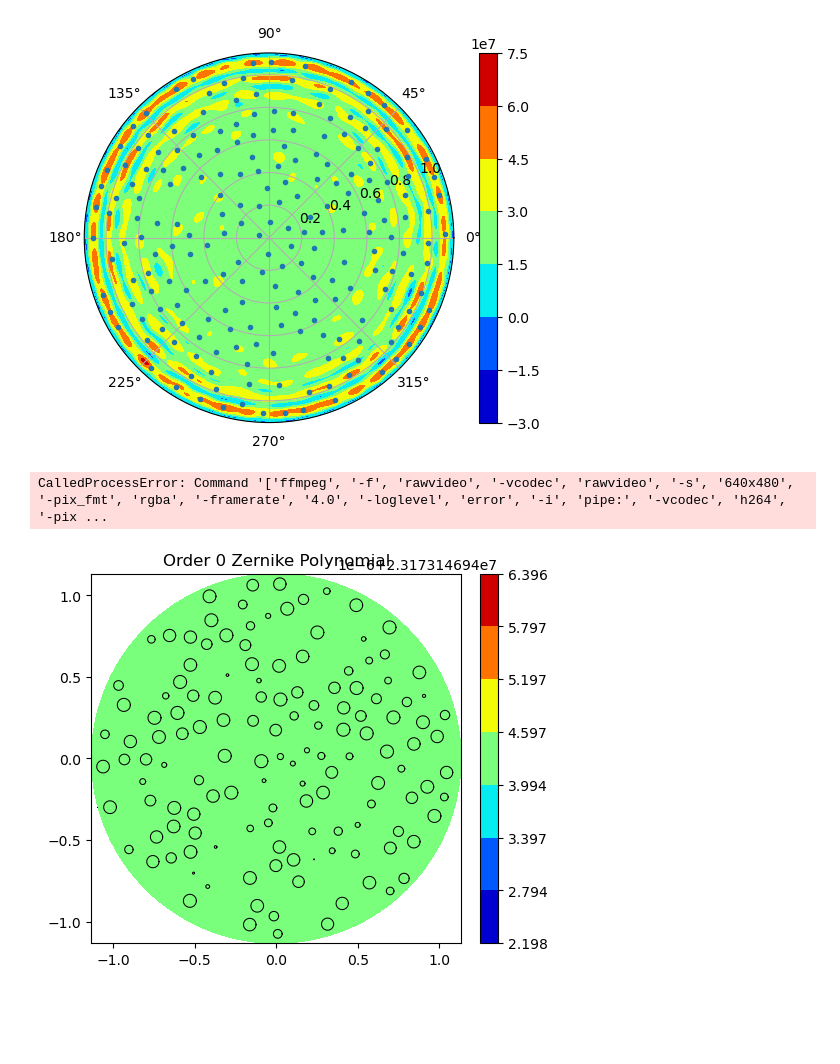
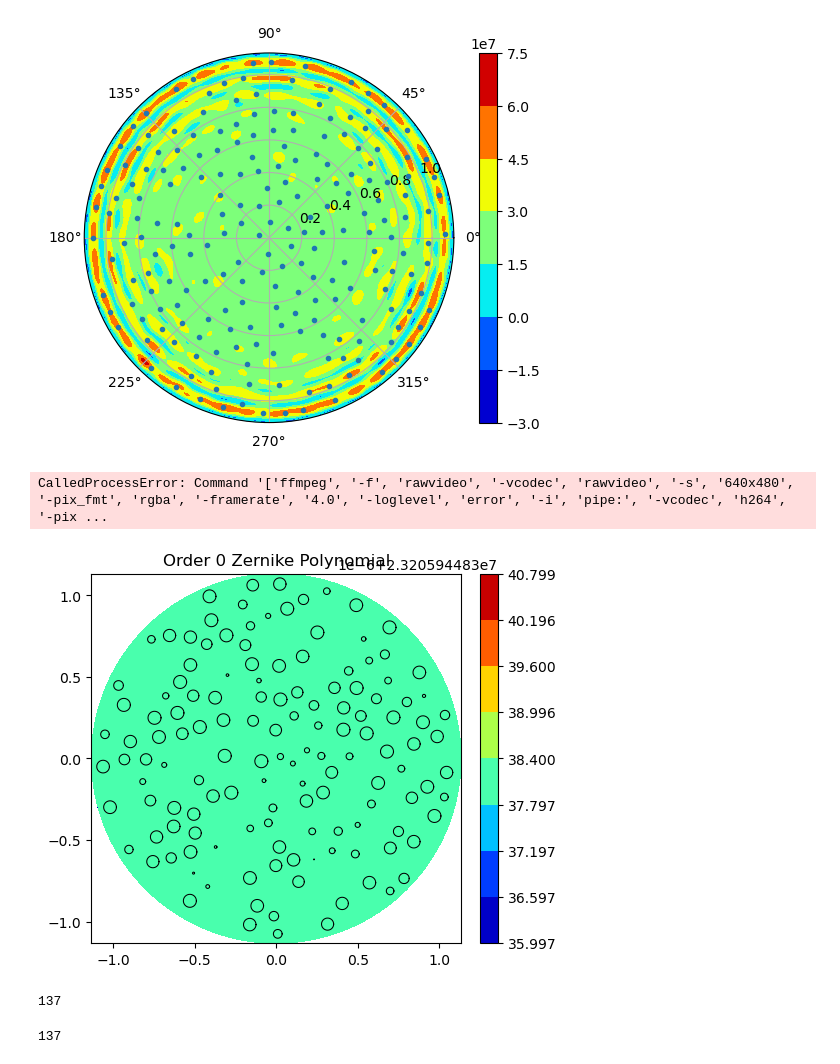
Before and after one commit to nglaser3/OpenMC_FETs, a Jupyter notebook: TRISO_Model/TRISO_compact.ipynb, the cells around one changed output. Saved outputs shown, nothing was run; the diff lists cells and outputs as text; code cells hidden in the pictures; blank space fills up the shorter version.

Commit message:
changing to fission rate from kappa-fission, convergence to non-triso persists despite having one layer of triso

```diff
--- a/TRISO_Model/TRISO_compact.ipynb
+++ b/TRISO_Model/TRISO_compact.ipynb
@@ -106,10 +106,10 @@ TRISO.settings.source = openmc.IndependentSource(space=openmc.stats.Box(
     [-compact_radius, -compact_radius, -compact_height], [compact_radius, compact_radius, compact_height],only_fissionable=True))
 TRISO.settings.batches = 400
 TRISO.settings.inactive = 200
-TRISO.settings.particles = 10000
+TRISO.settings.particles = 100000
 
 flux_tally_zernike = openmc.Tally()
-flux_tally_zernike.scores = ['kappa-fission']
+flux_tally_zernike.scores = ['fission']
 zernike_filter = openmc.ZernikeFilter(order=150, x=0.0, y=0.0, r=compact_radius)
 flux_tally_zernike.filters = [zernike_filter]
 TRISO.tallies = openmc.Tallies([flux_tally_zernike])
@@ -117,7 +117,7 @@ TRISO.tallies = openmc.Tallies([flux_tally_zernike])
 TRISO.export_to_xml()
 # %%
 with openmc.StatePoint('statepoint.400.h5') as sp:
-    df = sp.tallies[4].get_pandas_dataframe()
+    df = sp.tallies[flux_tally_zernike.id].get_pandas_dataframe()
 # %%
 index = zern_order(4,df)
 z_n = df['mean']#[:index]
@@ -194,21 +194,22 @@ def xy(r,theta):
     y = r*np.sin(theta)
     return x,y
 # %%
-ords = np.arange(1,201)
+max_order = a = df['zernike'].iloc[-1]
+max_order = int(max_order.split(',')[0][1:])
 azimuths = np.radians(np.linspace(0, 360, 1000))
 zeniths = np.linspace(0, compact_radius, 500)
 r, theta = np.meshgrid(zeniths, azimuths)
 fig, ax = plt.subplots()#figsize = (5,5))#subplot_kw=dict(projection='polar'))
 
 div = make_axes_locatable(ax)
 cax = div.append_axes('right', '5%', '5%')
 x,y,z = find_centroids('geometry.xml',radius_fuel)
 circs = [circle(x0,y0,z0,radius_fuel,30) for x0,y0,z0 in zip(x,y,z)]
 for circ in circs:
     ax.plot(circ[0],circ[1],color = 'k',linewidth = .75)
 ax.set_aspect('equal')
-animation = FuncAnimation(fig, func=zern_plot, frames=200, interval=250)
-animation.save('TRISO_Z_300.mp4')
+animation = FuncAnimation(fig, func=zern_plot, frames=max_order+1, interval=250)
+animation.save('TRISO_short_10000_Z_150.mp4')
 # %% [output]
 CalledProcessError: Command '['ffmpeg', '-f', 'rawvideo', '-vcodec', 'rawvideo', '-s', '640x480', '-pix_fmt', 'rgba', '-framerate', '4.0', '-loglevel', 'error', '-i', 'pipe:', '-vcodec', 'h264', '-pix ...
-[figure, old version]
+[figure, new version]
@@ -216,0 +216,5 @@ df
+# %%
+x,y,z = find_centroids('geometry.xml',radius_fuel)
+len(x)
+# %% [output]
+137
@@ -216,0 +223,4 @@ df
+# %%
+len(circs)
+# %% [output]
+137
```
Also changed, not shown: parts of 2 cells of this notebook, 8 other files.
